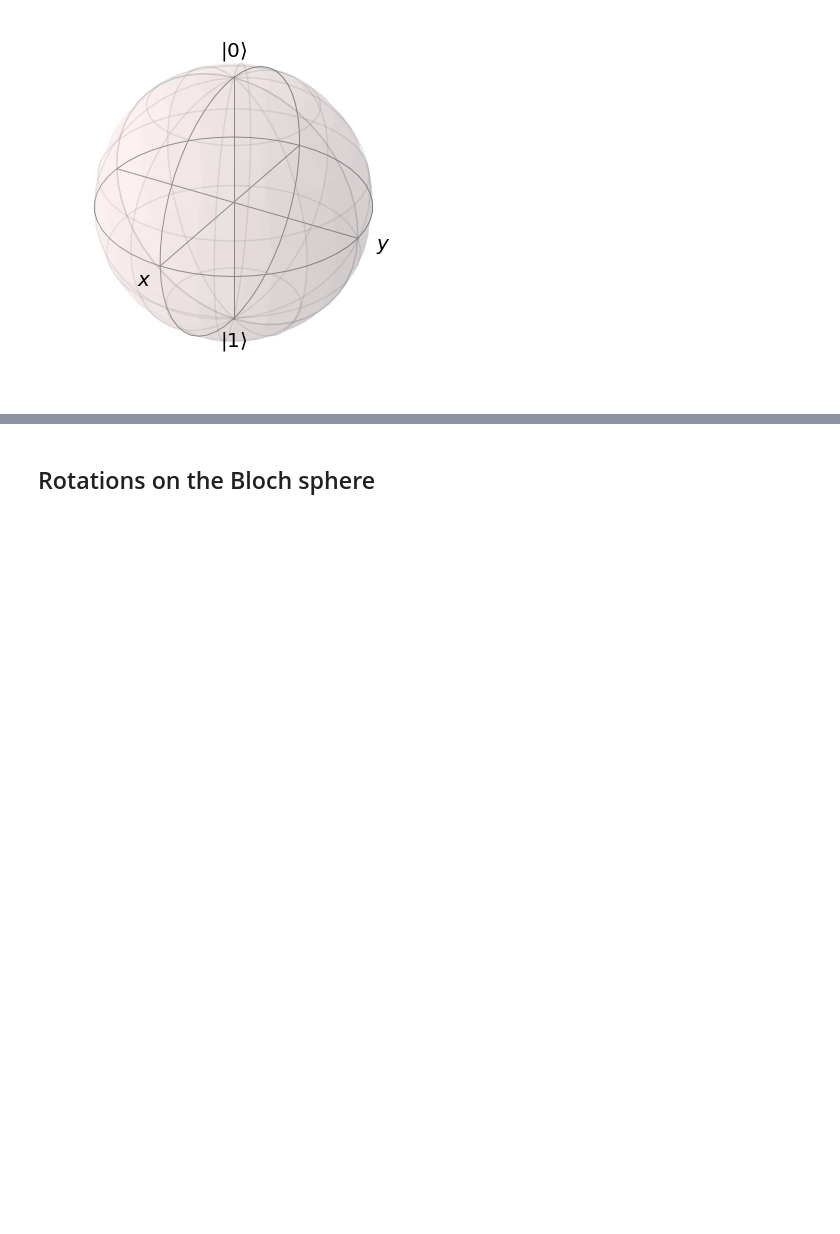
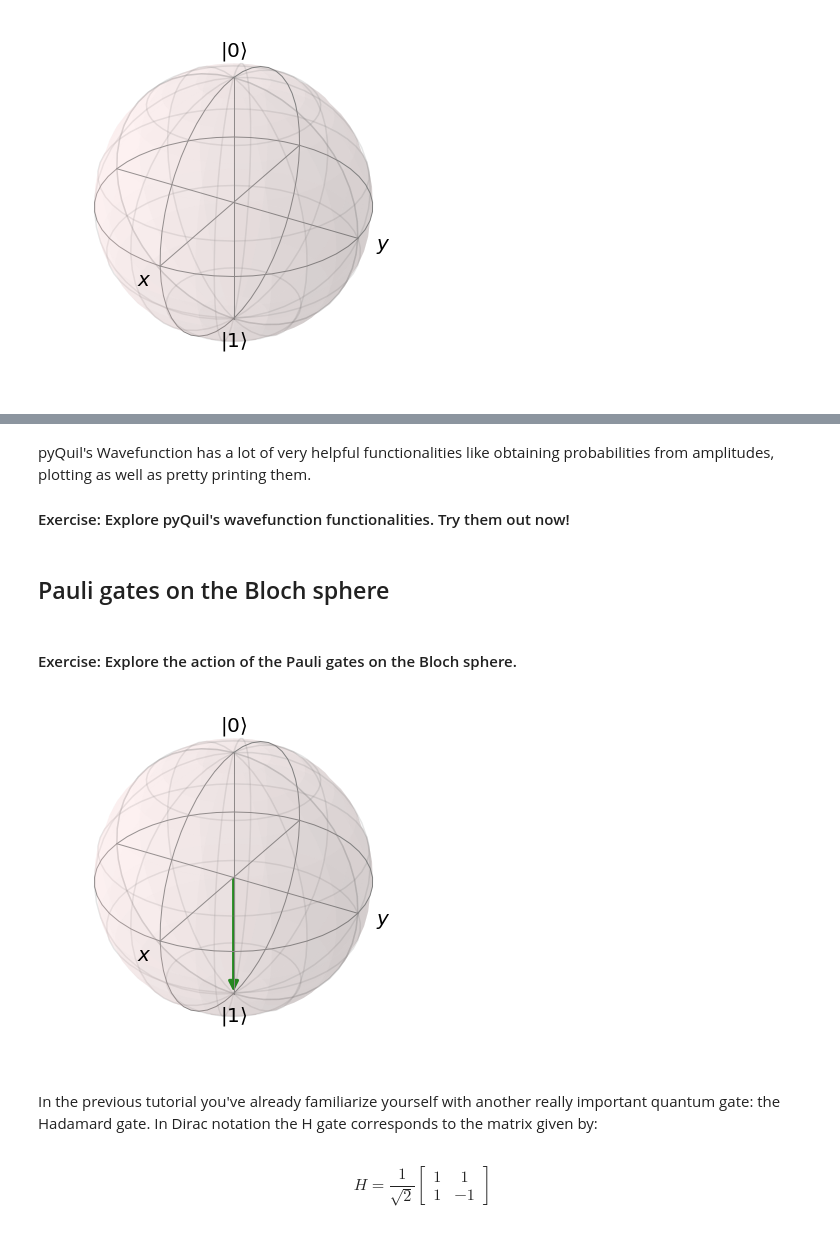
Before and after one commit to markf94/rigetti_training_material, a Jupyter notebook: session_2/tutorial_2_quantum_gates.ipynb, the cells around one changed output, grey strips where cells are left out. Cells and saved outputs as stored; diff of their text form; code cells hidden in the pictures; blank space fills up the shorter version.

Commit message:
jupyter notebook tutorial 2 beautified and 60% done

```diff
--- a/session_2/tutorial_2_quantum_gates.ipynb
+++ b/session_2/tutorial_2_quantum_gates.ipynb
@@ -96,0 +147,4 @@ def plot_quantum_state(sphere, amplitudes):
+# %% [markdown]
+pyQuil's Wavefunction has a lot of very helpful functionalities like obtaining probabilities from amplitudes, plotting as well as pretty printing them.
+
+#### Exercise: Explore pyQuil's wavefunction functionalities. Try them out now!
@@ -97,2 +153,2 @@ def plot_quantum_state(sphere, amplitudes):
 # %% [markdown]
-## Rotations on the Bloch sphere
+## Pauli gates on the Bloch sphere
@@ -117,12 +155,16 @@ amplitudes = qvm.wavefunction(p).amplitudes
+# %% [markdown]
+#### Exercise: Explore the action of the Pauli gates on the Bloch sphere.
 # %%
-# Exercise: Explore the Pauli gates on the Bloch sphere
-
-# TODO: let them import the gates
-from pyquil.gates import I, X, Y, Z
+# TODO: import the Pauli gates (Identity, X, Y, Z).
 
 p = Program()
-# this is how we apply a NOT gate to qubit 0:
+
+# HINT: this is how we apply a X (NOT) gate to qubit 0:
 p.inst(X(0))
 
-amplitudes = qvm.wavefunction(p)
-#plot_quantum_state(bloch_sphere, amplitudes)
+# TODO: get amplitudes for plotting.
+amplitudes =
+
+plot_quantum_state(bloch_sphere, amplitudes)
+# %% [output]
+[figure, added]
@@ -138,0 +171,8 @@ plot_quantum_state(bloch_sphere, amplitudes)
+# %% [markdown]
+In the previous tutorial you've already familiarize yourself with another really important quantum gate: the Hadamard gate. In Dirac notation the H gate corresponds to the matrix given by:
+# %% [markdown]
+
+$$H = \frac{1}{\sqrt{2}} \begin{bmatrix}
+1 & 1 \\
+1 & -1
+\end{bmatrix}$$
```
Also changed, not shown: parts of 26 cells of this notebook, 1 other file.
